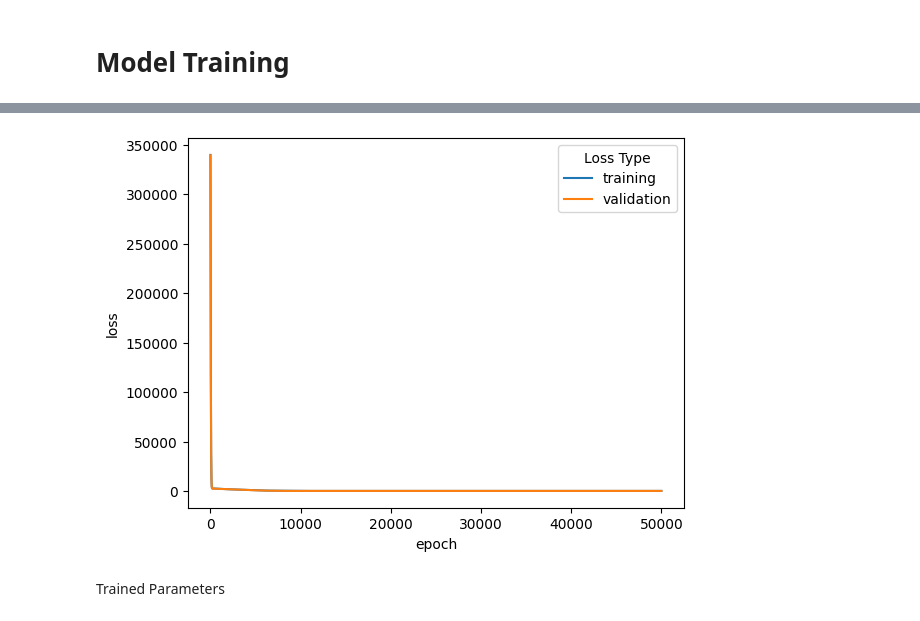
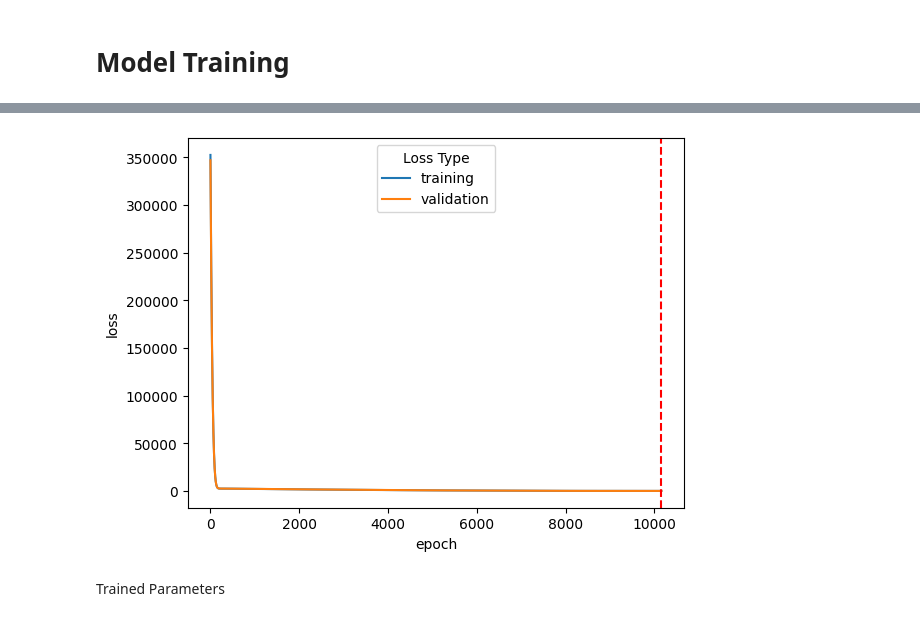
Before and after one commit to aroonalok/deep-learning-foundations, a Jupyter notebook: linear_regression.ipynb, the cells around one changed output, grey strips where cells are left out. Cells and saved outputs as stored; diff of their text form; code cells hidden in the pictures.

```diff
--- a/linear_regression.ipynb
+++ b/linear_regression.ipynb
@@ -16,15 +20,16 @@ from torch.utils.data import Dataset, DataLoader
 # %%
 class ExpDataset(Dataset):
   def __init__(self, data):
-    assert data.size(dim=1) == 2
-    self.data = data
+    # shape = (#num, 2, 1)
+    shape = (-1,2,1)
+    self.data = data.view(shape)
 
   def __len__(self):
     return self.data.size(dim=0)
 
   def __getitem__(self, idx):
-    return (torch.tensor([self.data[idx][0]],dtype=torch.float32),
-           torch.tensor([self.data[idx][1]], dtype=torch.float32))
+    sample = self.data[idx][0], self.data[idx][1]
+    return sample
 # %%
 def plot_data(data,title=''):
   df = pd.DataFrame(data=data,columns=['X','y'])
@@ -32,11 +37,13 @@ def plot_data(data,title=''):
 
 def plot_loss(data):
   df = pd.DataFrame(data=data,columns=['epoch','training','validation'])
+  min_validation_loss_epoch = df['validation'].argmin()
   df_melted = df.melt(id_vars=['epoch'],
                       value_vars=['training', 'validation'],
                       var_name='Loss Type',
                       value_name='loss')
   sns.lineplot(data=df_melted,x='epoch',y='loss',hue='Loss Type')
+  plt.axvline(min_validation_loss_epoch, linestyle='--', color='r')
 
 def plot_predictions(data):
   df = pd.DataFrame(data=data,columns=['X','target','predicted'])
@@ -161,20 +168,42 @@ def validate(dataloader, model, loss_fn):
 
   epoch_loss = np.mean(epoch_loss)
   return epoch_loss
+
+def stop_training_callback():
+  print("Early stopping training!!!")
+  global STOP_TRAINING
+  STOP_TRAINING = True
 # %%
-epochs = 50000
+logging.basicConfig(filename='./linear_regression.log',
+                    encoding='utf-8',
+                    level=logging.DEBUG,
+                    format='%(asctime)s - %(name)s - %(levelname)s - %(message)s',
+                    datefmt='%m/%d/%Y %H:%M:%S',
+                    # Resets any previous configuration
+                    force=True)
+
+early_stopping = EarlyStopping(patience=100,
+                               min_progress_delta=1e-1,
+                               path="./model.ckpt")
+
+STOP_TRAINING = False
+
+max_epoch = 50000
 print_every_n = 5000
 
 loss_curve = []
 
-for t in range(epochs):
+epoch = 1
+while epoch <= max_epoch and not STOP_TRAINING:
   training_loss = train(train_dataloader, model, loss_fn, optimizer)
   validation_loss = validate(validation_dataloader, model, loss_fn)
-  loss_curve.append([t+1,training_loss,validation_loss])
+  loss_curve.append([epoch,training_loss,validation_loss])
   # Print the first epoch metric and then print_every_n epochs
-  if t==0 or (t+1)%print_every_n == 0:
-    print(f"[Epoch {t+1}/{epochs}] training loss: {training_loss} | validation loss: {validation_loss}")
-print("Done!")
+  if epoch==1 or (epoch)%print_every_n == 0:
+    print(f"[Epoch {epoch}/{max_epoch}] training loss: {training_loss} | validation loss: {validation_loss}")
+  early_stopping(validation_loss, model, stop_training_callback)
+  epoch += 1
+print(f"Training complete at [Epoch {epoch-1}/{max_epoch}] final training loss: {training_loss} | final validation loss: {validation_loss}")
 loss_curve = np.asarray(loss_curve, dtype=np.float32)
 plot_loss(loss_curve)
 # %% [output]
@@ -193,4 +215,4 @@ Done!
-[figure, old version]
+[figure, new version]
 # %% [markdown]
 Trained Parameters
 # %%
```
Also changed, not shown: parts of 7 cells of this notebook.
